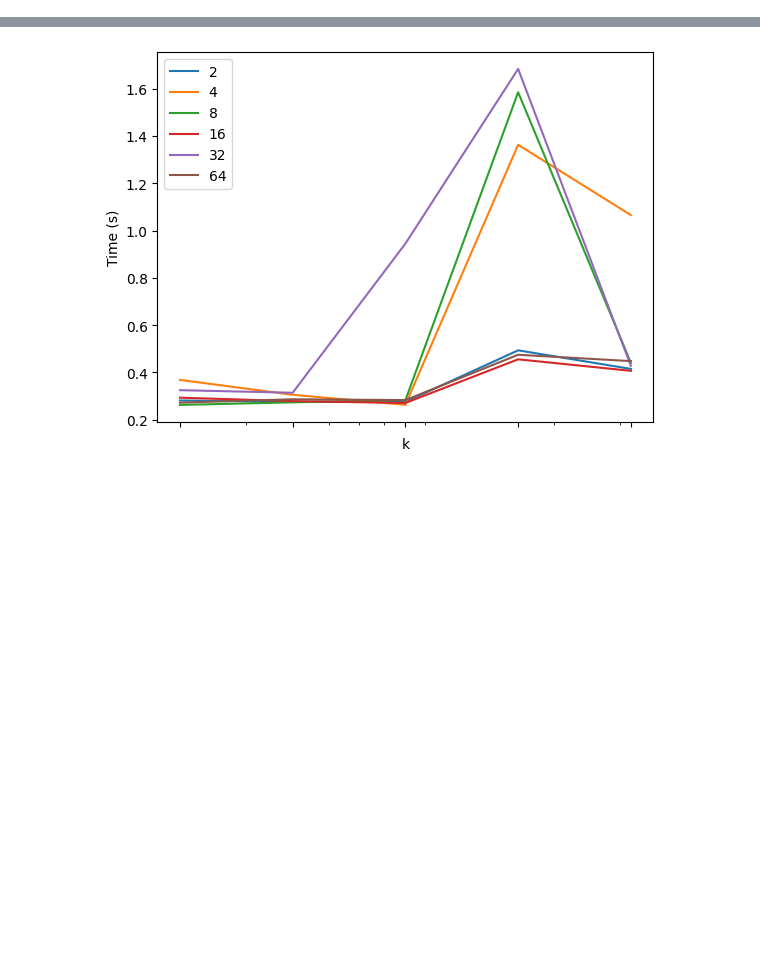
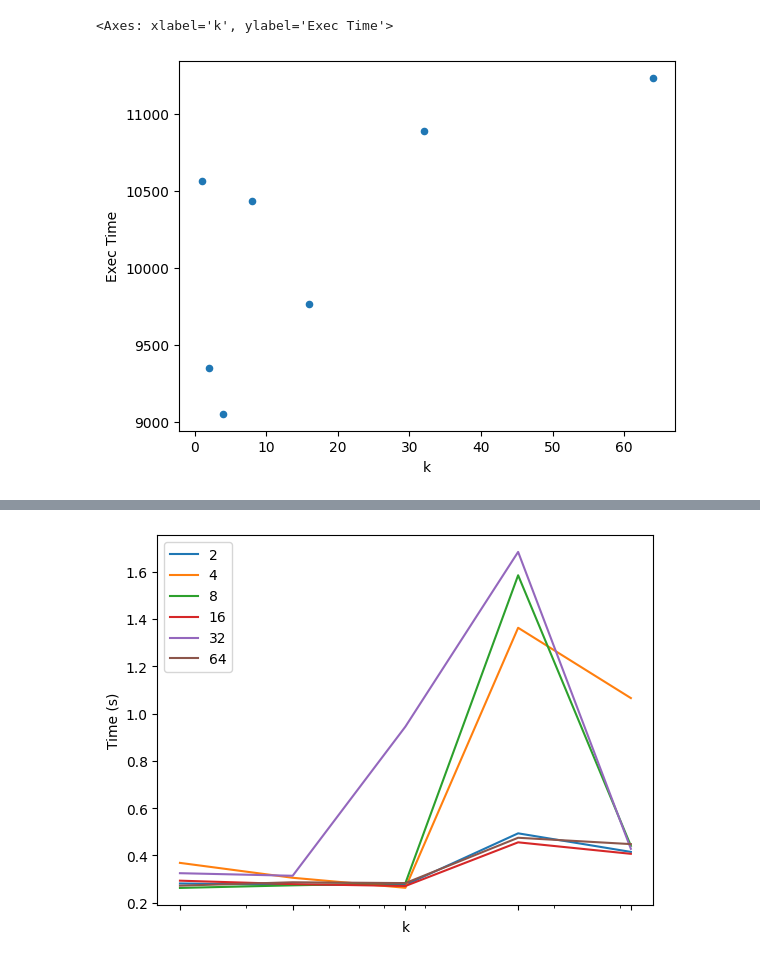
Before and after one commit to uenot/cs561-fproj-data, a Jupyter notebook: analysis.ipynb, the cells around one changed output, grey strips where cells are left out. Drawn from its saved outputs; the diff is of its cells as text; code cells hidden in the pictures; blank space fills up the shorter version.

```diff
--- a/analysis.ipynb
+++ b/analysis.ipynb
@@ -3,0 +176,3 @@ import seaborn as sns
+# %%
+df = pd.DataFrame(raw_data)
+df.info()
@@ -3,0 +196,6 @@ import seaborn as sns
+# %%
+# preproc
+df["Exec Time"].fillna(df["Read Time"]+df["Write Time"], inplace=True)
+del df["Read Time"]
+del df["Write Time"]
+df.info()
@@ -3,0 +217,6 @@ import seaborn as sns
+# %%
+df_lru = df[df["Policy"] == "LRU"]
+df_lru[df_lru["c"] == 8].plot(x="k", y="Exec Time", kind="scatter")
+# %% [output]
+<Axes: xlabel='k', ylabel='Exec Time'>
+[figure, added]
```
Also changed, not shown: parts of 7 cells of this notebook.
